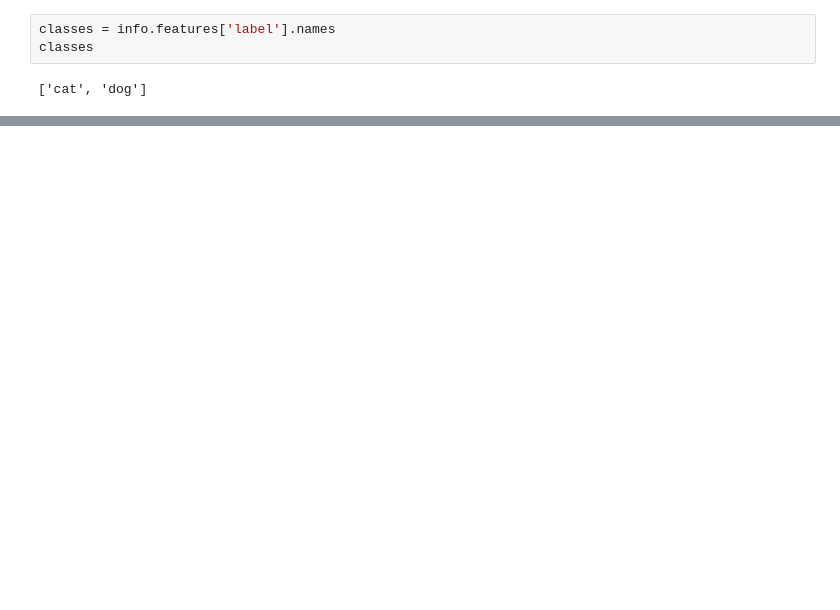
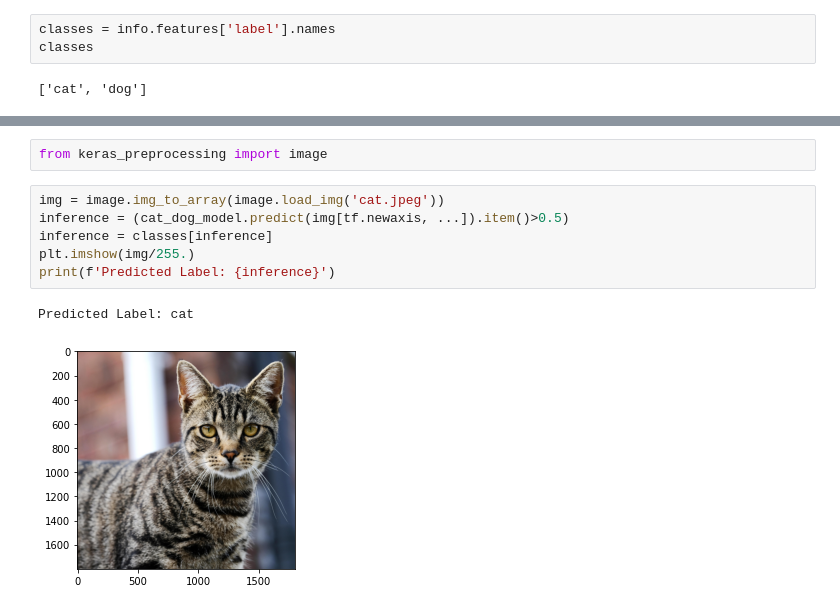
Before and after one commit to saffarizadeh/BUAN4061, a Jupyter notebook: TensorFlow_Datasets.ipynb, the cells around one changed output, grey strips where cells are left out. Saved outputs shown, nothing was run; the diff lists cells and outputs as text; blank space fills up the shorter version.

```diff
--- a/TensorFlow_Datasets.ipynb
+++ b/TensorFlow_Datasets.ipynb
@@ -316,0 +368,11 @@ Predicted Label: 0.8258636593818665 probability that this is a dog.
+# %%
+from keras_preprocessing import image
+# %%
+img = image.img_to_array(image.load_img('cat.jpeg'))
+inference = (cat_dog_model.predict(img[tf.newaxis, ...]).item()>0.5)
+inference = classes[inference]
+plt.imshow(img/255.)
+print(f'Predicted Label: {inference}')
+# %% [output]
+Predicted Label: cat
+[figure, added]
```
Also changed, not shown: parts of 53 cells of this notebook.
